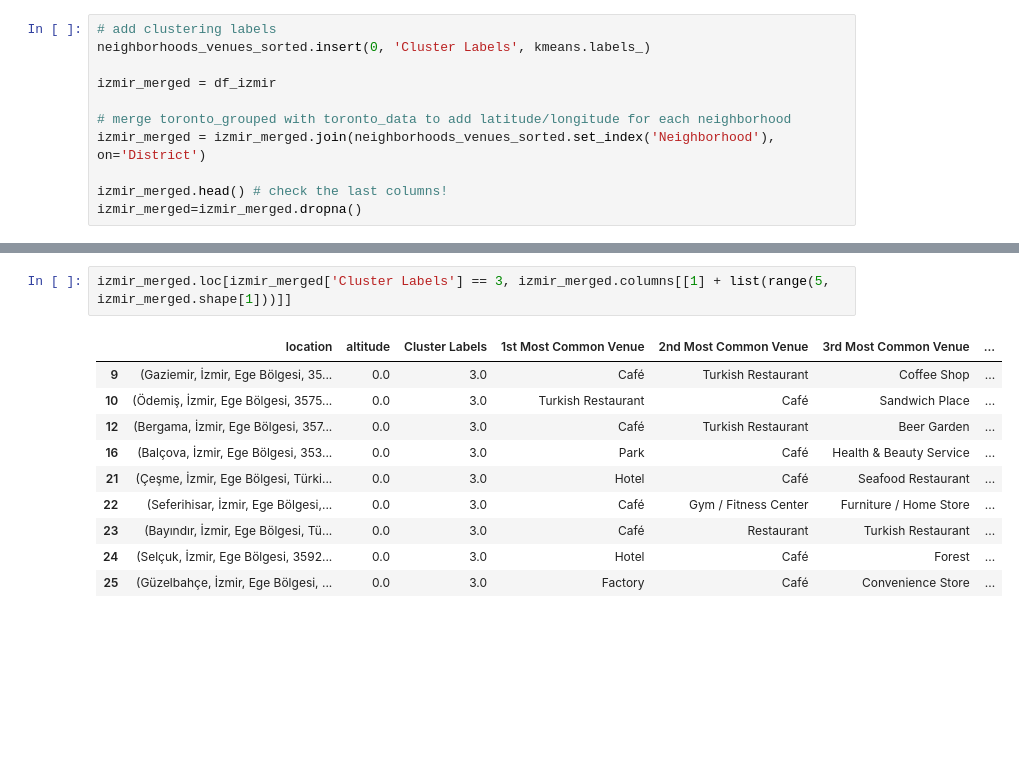
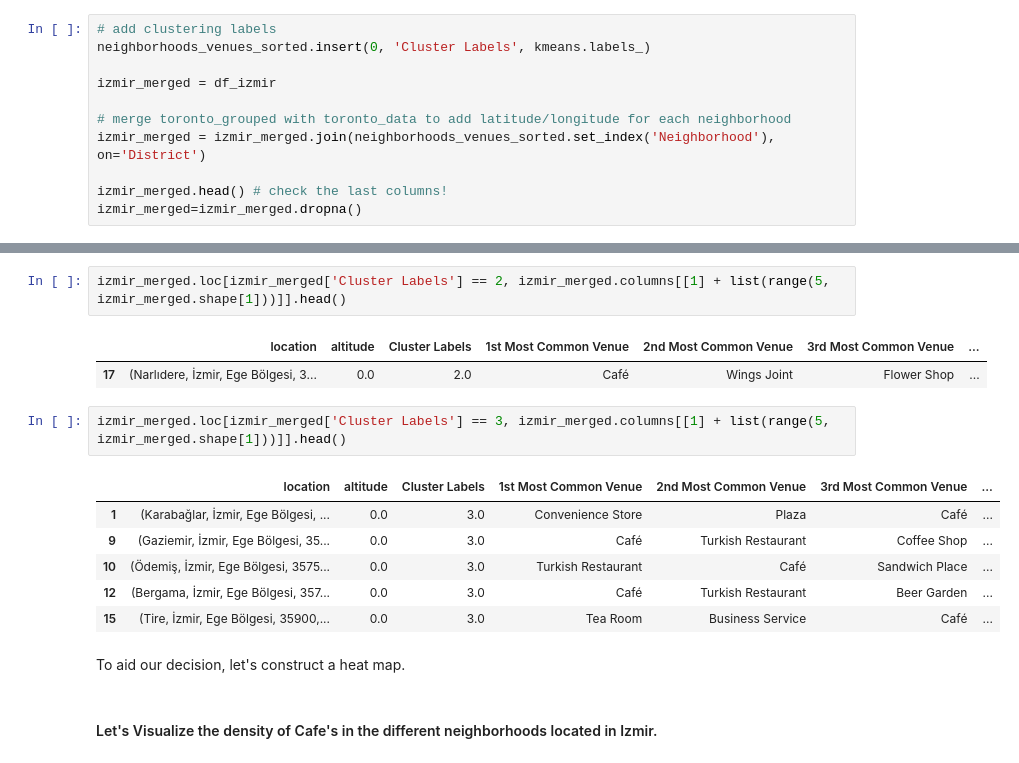
Before and after one commit to aaabduali/Coursera_Capstone, a Jupyter notebook: Workspace in Izmir.ipynb, the cells around one changed output, grey strips where cells are left out. Cells and saved outputs as stored; diff of their text form; blank space fills up the shorter version.

```diff
--- a/Workspace in Izmir.ipynb
+++ b/Workspace in Izmir.ipynb
@@ -617,13 +632,18 @@ map_clusters
+# %%
+izmir_merged.loc[izmir_merged['Cluster Labels'] == 2, izmir_merged.columns[[1] + list(range(5, izmir_merged.shape[1]))]].head()
+# %% [output]
+|  | location | altitude | Cluster Labels | 1st Most Common Venue | 2nd Most Common Venue | 3rd Most Common Venue | ... |
+| 17 | (Narlıdere, İzmir, Ege Bölgesi, 3... | 0.0 | 2.0 | Café | Wings Joint | Flower Shop | ... |
 # %%
-izmir_merged.loc[izmir_merged['Cluster Labels'] == 3, izmir_merged.columns[[1] + list(range(5, izmir_merged.shape[1]))]]
+izmir_merged.loc[izmir_merged['Cluster Labels'] == 3, izmir_merged.columns[[1] + list(range(5, izmir_merged.shape[1]))]].head()
 # %% [output]
 |  | location | altitude | Cluster Labels | 1st Most Common Venue | 2nd Most Common Venue | 3rd Most Common Venue | ... |
+| 1 | (Karabağlar, İzmir, Ege Bölgesi, ... | 0.0 | 3.0 | Convenience Store | Plaza | Café | ... |
 | 9 | (Gaziemir, İzmir, Ege Bölgesi, 35... | 0.0 | 3.0 | Café | Turkish Restaurant | Coffee Shop | ... |
 | 10 | (Ödemiş, İzmir, Ege Bölgesi, 3575... | 0.0 | 3.0 | Turkish Restaurant | Café | Sandwich Place | ... |
 | 12 | (Bergama, İzmir, Ege Bölgesi, 357... | 0.0 | 3.0 | Café | Turkish Restaurant | Beer Garden | ... |
-| 16 | (Balçova, İzmir, Ege Bölgesi, 353... | 0.0 | 3.0 | Park | Café | Health & Beauty Service | ... |
-| 21 | (Çeşme, İzmir, Ege Bölgesi, Türki... | 0.0 | 3.0 | Hotel | Café | Seafood Restaurant | ... |
-| 22 | (Seferihisar, İzmir, Ege Bölgesi,... | 0.0 | 3.0 | Café | Gym / Fitness Center | Furniture / Home Store | ... |
-| 23 | (Bayındır, İzmir, Ege Bölgesi, Tü... | 0.0 | 3.0 | Café | Restaurant | Turkish Restaurant | ... |
-| 24 | (Selçuk, İzmir, Ege Bölgesi, 3592... | 0.0 | 3.0 | Hotel | Café | Forest | ... |
-| 25 | (Güzelbahçe, İzmir, Ege Bölgesi, ... | 0.0 | 3.0 | Factory | Café | Convenience Store | ... |
+| 15 | (Tire, İzmir, Ege Bölgesi, 35900,... | 0.0 | 3.0 | Tea Room | Business Service | Café | ... |
+# %% [markdown]
+To aid our decision, let's construct a heat map.
+# %% [markdown]
+#### Let's Visualize the density of Cafe's in the different neighborhoods located in Izmir.
```
Also changed, not shown: parts of 15 cells of this notebook.
